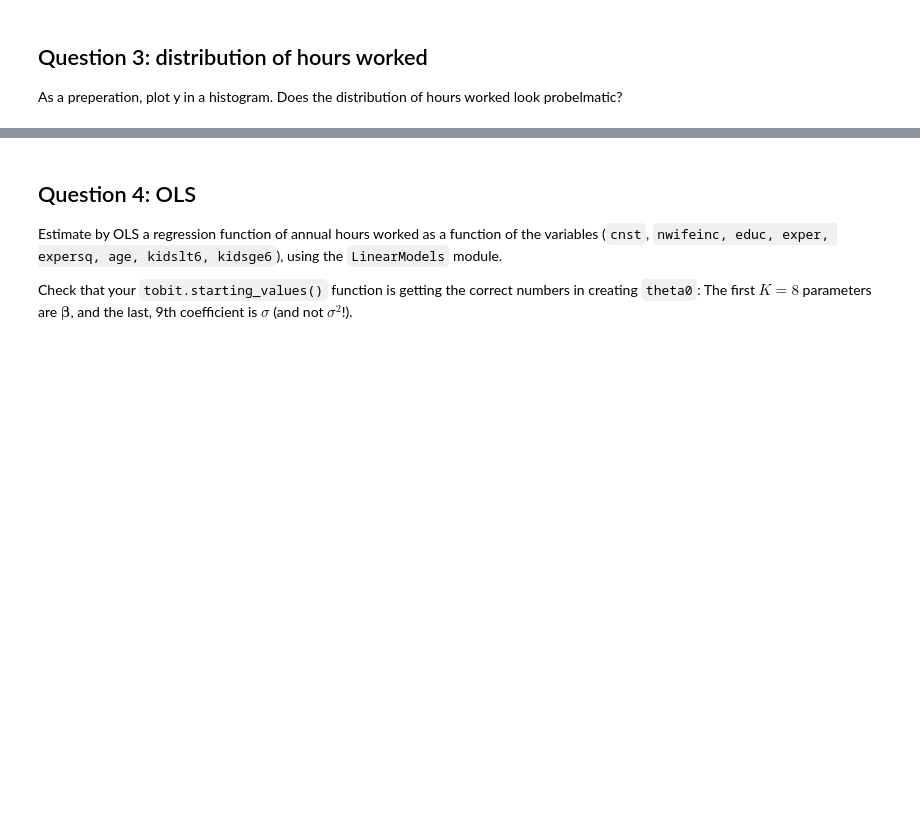
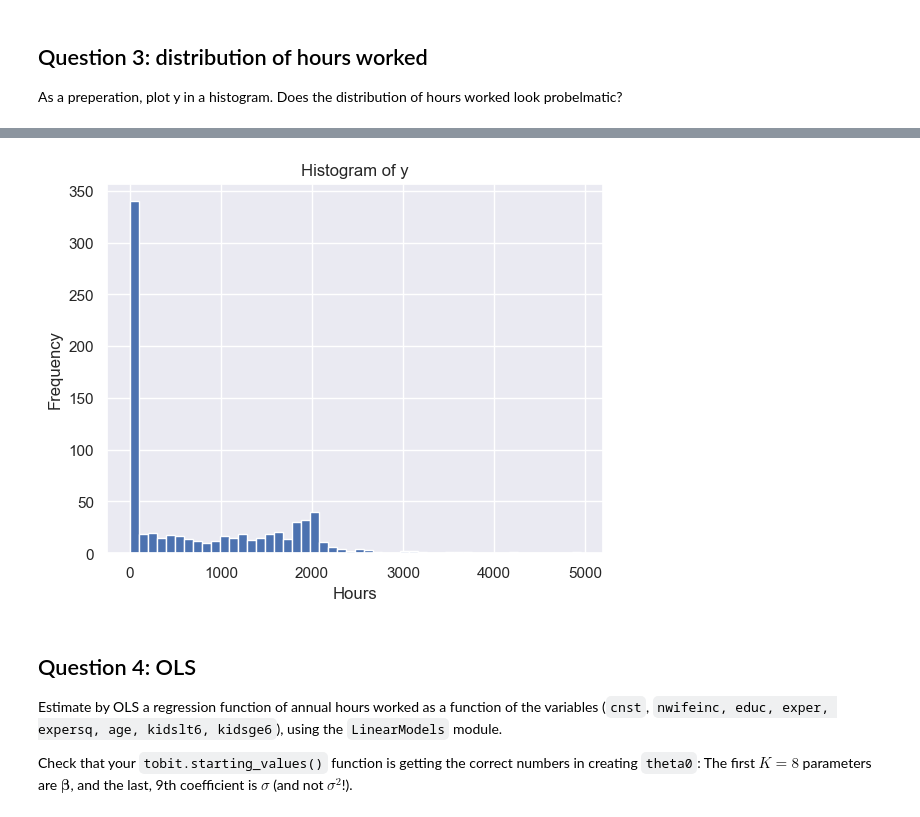
Before and after one commit to vkt823/My-repository, a Jupyter notebook: Problem sets/PS12/ex_ante.ipynb, the cells around one changed output, grey strips where cells are left out. Saved outputs shown, nothing was run; the diff lists cells and outputs as text; code cells hidden in the pictures; blank space fills up the shorter version.

```diff
--- a/Problem sets/PS12/ex_ante.ipynb
+++ b/Problem sets/PS12/ex_ante.ipynb
@@ -172,3 +183,14 @@ As a preperation, plot y in a histogram. Does the distribution of hours worked l
+# %%
+fig = plt.figure()
+
+ax = fig.add_subplot(1, 1, 1)
+ax.hist(y, bins = 50)
+
+ax.set_title('Histogram of y')
+ax.set_xlabel('Hours')
+ax.set_ylabel('Frequency');
+# %% [output]
+[figure, added]
 # %% [markdown]
 ## Question 4: OLS
 
```
Also changed, not shown: parts of 24 cells of this notebook, 21 other files.
